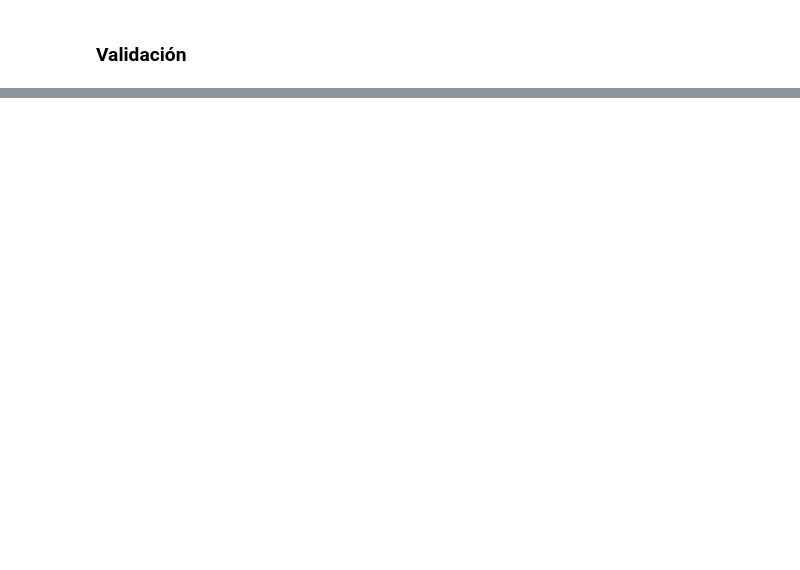
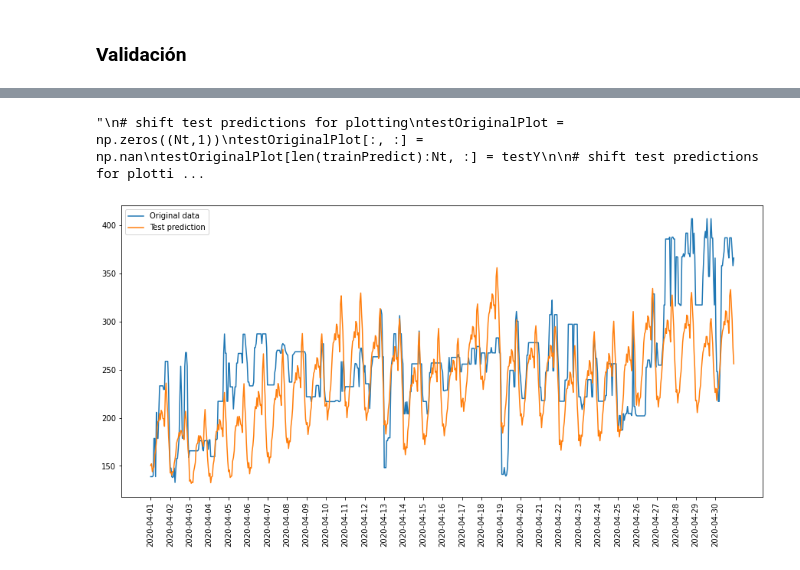
Before and after one commit to SebasPelaez/colombia-energy-forecast, a Jupyter notebook: Notebooks/Entrenamiento Modelo/Modelo Completo/Sin Imagenes/Modelo Completo - Data Diaria y Horaria Sin Imagenes.ipynb, the cells around one changed output, grey strips where cells are left out. Drawn from its saved outputs; the diff is of its cells as text; code cells hidden in the pictures; blank space fills up the shorter version.

```diff
--- a/Notebooks/Entrenamiento Modelo/Modelo Completo/Sin Imagenes/Modelo Completo - Data Diaria y Horaria Sin Imagenes.ipynb
+++ b/Notebooks/Entrenamiento Modelo/Modelo Completo/Sin Imagenes/Modelo Completo - Data Diaria y Horaria Sin Imagenes.ipynb
@@ -248,7 +249,7 @@ Trainable params: 2,601,288
 Non-trainable params: 0
 __________________________________________________________________________________________________
 # %%
-model.compile(optimizer=tf.optimizers.Adam(learning_rate= 0.00257030001922535),
+model.compile(optimizer=tf.optimizers.Adam(learning_rate=0.00035860735981893),
               loss=CustomMetrics.symmetric_mean_absolute_percentage_error,
               metrics=[tf.metrics.MeanAbsoluteError(),
                        tf.keras.metrics.MeanAbsolutePercentageError(),
@@ -265,5 +266,5 @@ with open("ModeloCompleto_I15_Sum-2.json", "w") as json_file:
 '\nimport json\n\nmodel_json = model.to_json()\nwith open("ModeloCompleto_I15_Sum-2.json", "w") as json_file:\n    json_file.write(model_json)\n'
 # %%
 model.fit([trainX_H,trainX_D], trainY_D, validation_data=([testX_H,testX_D],testY_D),
-               epochs=200,callbacks=callbacks,verbose=1)
+               epochs=110,callbacks=callbacks,verbose=1)
 # %% [output]
@@ -316,4 +336,5 @@ plt.show()
 # %%
+"""
 # shift test predictions for plotting
 testOriginalPlot = np.zeros((Nt,1))
 testOriginalPlot[:, :] = np.nan
@@ -329,3 +350,30 @@ plt.plot(testOriginalPlot,label='Original data')
 plt.plot(testPredictPlot,label='Test prediction')
 plt.legend()
 plt.show()
+"""
+# %% [output]
+"\n# shift test predictions for plotting\ntestOriginalPlot = np.zeros((Nt,1))\ntestOriginalPlot[:, :] = np.nan\ntestOriginalPlot[len(trainPredict):Nt, :] = testY\n\n# shift test predictions for plotti ...
+# %%
+testOriginalPlot = np.zeros((testY.shape[0],1))
+testOriginalPlot[:, :] = testY
+
+testPredictPlot = np.zeros((testPredict.shape[0],1))
+testPredictPlot[:, :] = testPredict
+# %%
+test_size = testY.shape[0]
+precio_bolsa_test = precio_bolsa[-test_size:]
+precio_bolsa_test = precio_bolsa_test.copy()
+precio_bolsa_test['day_of_week']  = precio_bolsa_test.index.day_name()
+precio_bolsa_test['date']  = precio_bolsa_test.index.date
+precio_bolsa_test['idx'] = np.arange(len(precio_bolsa_test))
+# %%
+lista_fechas = pd.unique(precio_bolsa_test['date'])
+
+plt.figure(figsize=(15,7))
+plt.plot(testOriginalPlot,label='Original data')
+plt.plot(testPredictPlot,label='Test prediction')
+plt.xticks(ticks=np.arange(0, 720, step=24),labels=lista_fechas,rotation=90)
+plt.legend()
+plt.show()
+# %% [output]
+[figure, added]
```
Also changed, not shown: parts of 15 cells of this notebook, 27 other files.
